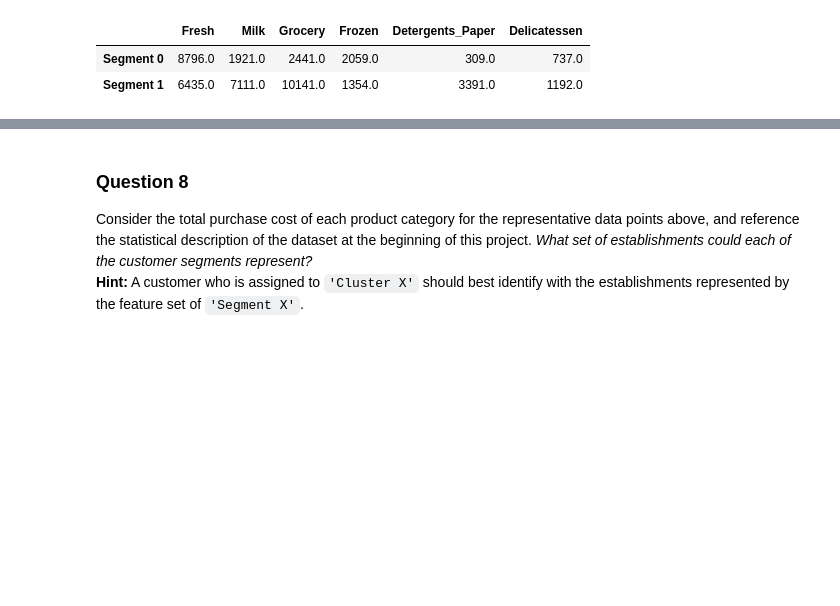
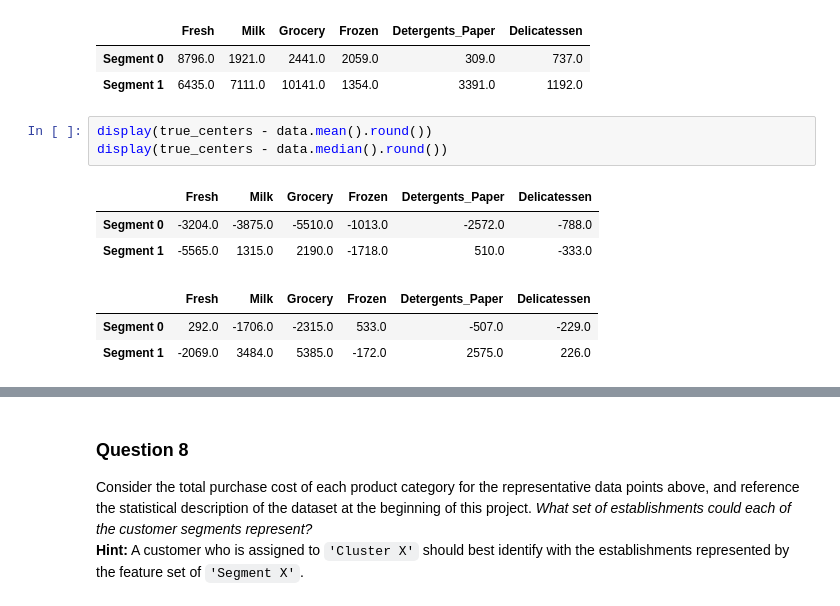
Before and after one commit to bstraa/MachineLearningNano, a Jupyter notebook: creating_customer_segments/customer_segments.ipynb, the cells around one changed output, grey strips where cells are left out. Saved outputs shown, nothing was run; the diff lists cells and outputs as text; blank space fills up the shorter version.

```diff
--- a/creating_customer_segments/customer_segments.ipynb
+++ b/creating_customer_segments/customer_segments.ipynb
@@ -565,3 +579,13 @@ display(true_centers)
 |  | Fresh | Milk | Grocery | Frozen | Detergents_Paper | Delicatessen |
 | Segment 0 | 8796.0 | 1921.0 | 2441.0 | 2059.0 | 309.0 | 737.0 |
 | Segment 1 | 6435.0 | 7111.0 | 10141.0 | 1354.0 | 3391.0 | 1192.0 |
+# %%
+display(true_centers - data.mean().round())
+display(true_centers - data.median().round())
+# %% [output]
+|  | Fresh | Milk | Grocery | Frozen | Detergents_Paper | Delicatessen |
+| Segment 0 | -3204.0 | -3875.0 | -5510.0 | -1013.0 | -2572.0 | -788.0 |
+| Segment 1 | -5565.0 | 1315.0 | 2190.0 | -1718.0 | 510.0 | -333.0 |
+|  | Fresh | Milk | Grocery | Frozen | Detergents_Paper | Delicatessen |
+| Segment 0 | 292.0 | -1706.0 | -2315.0 | 533.0 | -507.0 | -229.0 |
+| Segment 1 | -2069.0 | 3484.0 | 5385.0 | -172.0 | 2575.0 | 226.0 |
```
Also changed, not shown: parts of 12 cells of this notebook, 1 other file.
